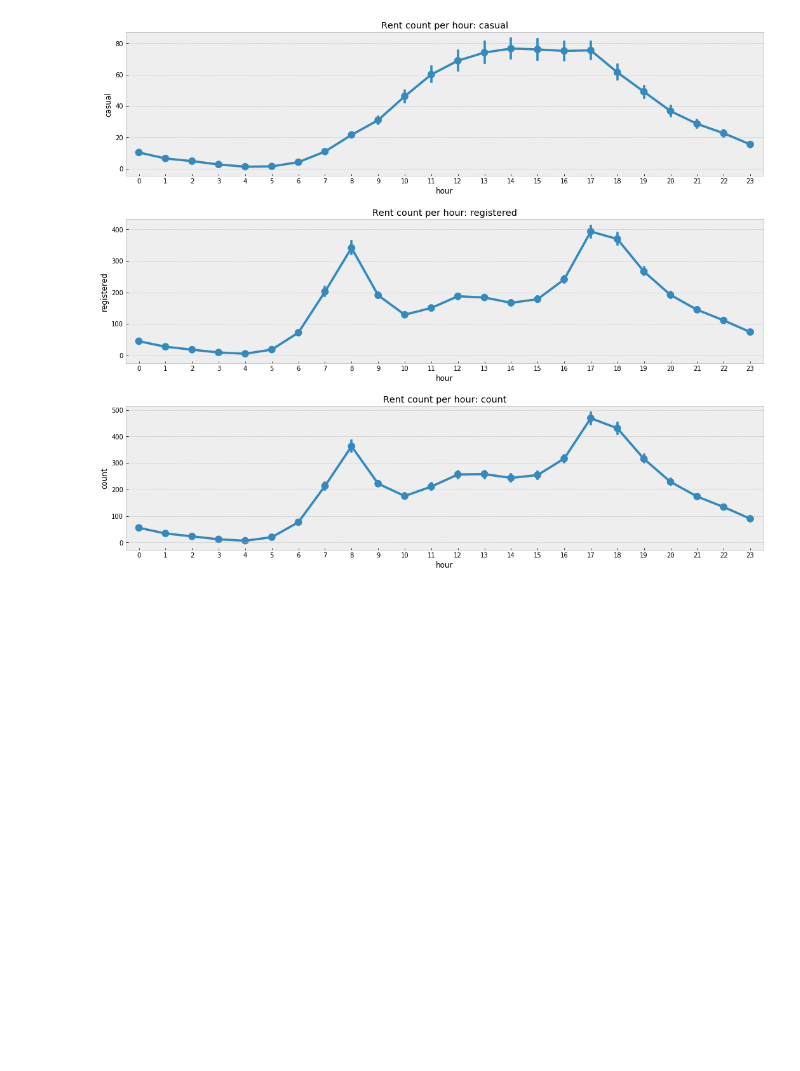
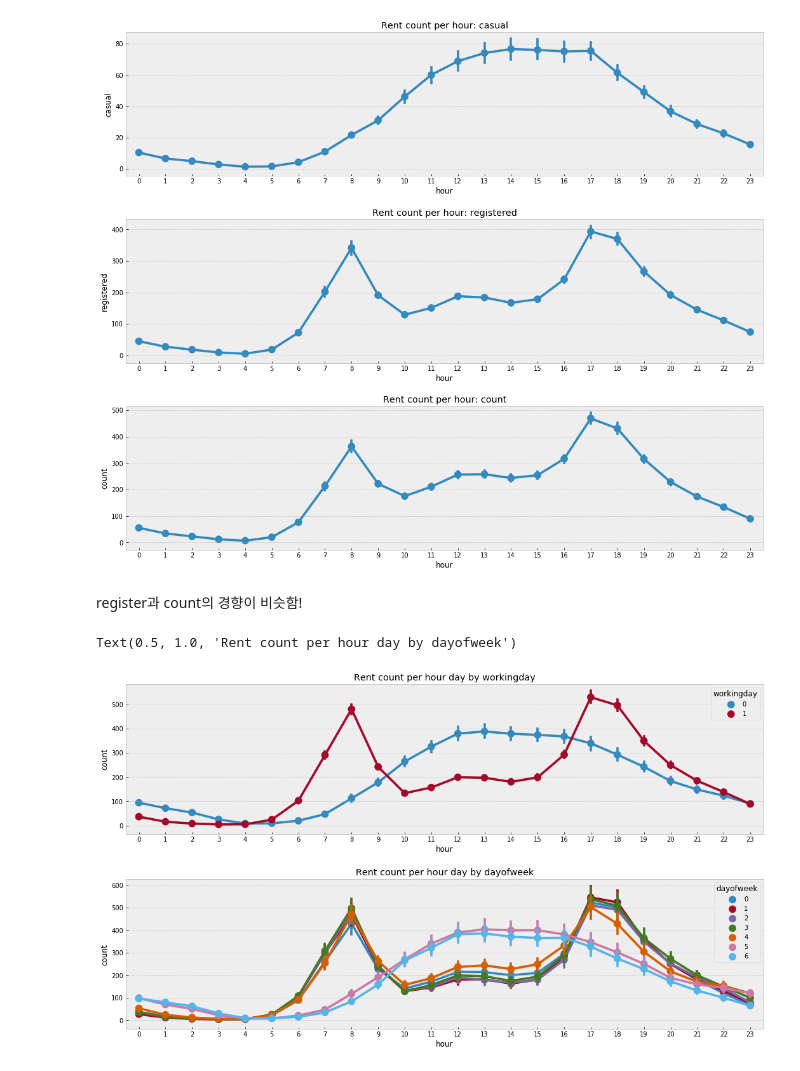
Before and after one commit to miniii222/-_-, a Jupyter notebook: kernel_study/Bike_Sharing_1.ipynb, the cells around one changed output. Saved outputs shown, nothing was run; the diff lists cells and outputs as text; code cells hidden in the pictures; blank space fills up the shorter version.

```diff
--- a/kernel_study/Bike_Sharing_1.ipynb
+++ b/kernel_study/Bike_Sharing_1.ipynb
@@ -273,3 +273,16 @@ for i, col in enumerate(cols) :
     ax[i].set_title(title)
 # %% [output]
 [figure]
+# %% [markdown]
+register과 count의 경향이 비슷함!
+# %%
+fig, ax = plt.subplots(nrows = 2, ncols = 1, figsize = (18,10))
+plt.subplots_adjust(hspace= 0.3)
+
+sns.pointplot(data = train, x = 'hour', y = 'count', hue='workingday', ax = ax[0])
+ax[0].set_title('Rent count per hour day by workingday')
+sns.pointplot(data = train, x = 'hour', y = 'count', hue='dayofweek', ax = ax[1])
+ax[1].set_title('Rent count per hour day by dayofweek')
+# %% [output]
+Text(0.5, 1.0, 'Rent count per hour day by dayofweek')
+[figure, added]
```
Also changed, not shown: parts of 49 cells of this notebook.
